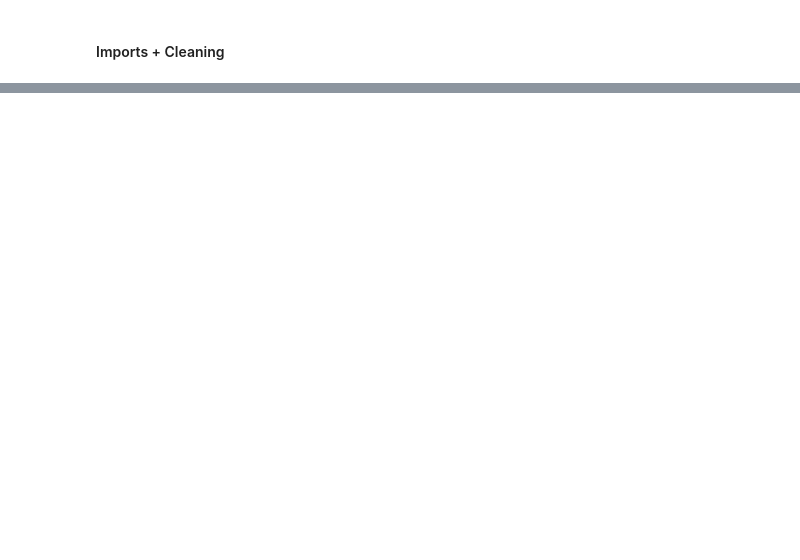
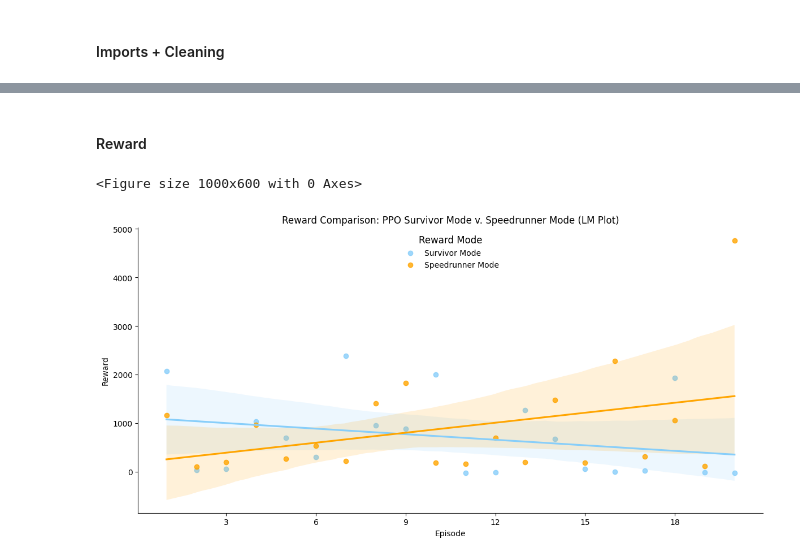
Before and after one commit to pbaguisa/DRL_Automated_Testing, a Jupyter notebook: notebooks/game_analysis.ipynb, the cells around one changed output, grey strips where cells are left out. Saved outputs shown, nothing was run; the diff lists cells and outputs as text; code cells hidden in the pictures; blank space fills up the shorter version.

```diff
--- a/notebooks/game_analysis.ipynb
+++ b/notebooks/game_analysis.ipynb
@@ -38,0 +64,28 @@ a2c_speedrunner_data = pd.read_csv('logs/a2c_speedrunner.csv')
+# %% [markdown]
+#### Reward
+# %%
+ppo_survivor_df['Mode'] = 'Survivor Mode'
+ppo_speedrunner_df['Mode'] = 'Speedrunner Mode'
+
+combined_data = pd.concat([ppo_survivor_df[['episode', 'reward', 'Mode']],
+                           ppo_speedrunner_df[['episode', 'reward', 'Mode']]])
+
+plt.figure(figsize=(10, 6))
+sns.lmplot(x='episode', y='reward', hue='Mode', data=combined_data, aspect=2, height=6,
+           palette={'Survivor Mode': 'lightskyblue', 'Speedrunner Mode': 'orange'},
+           legend=False)
+
+# Customize the x-axis to show only whole numbers
+plt.gca().xaxis.set_major_locator(MaxNLocator(integer=True))
+
+plt.title('Reward Comparison: PPO Survivor Mode v. Speedrunner Mode (LM Plot)')
+plt.xlabel('Episode')
+plt.ylabel('Reward')
+
+plt.legend(title='Reward Mode', loc='upper center', bbox_to_anchor=(0.5, 1.00), frameon=False, title_fontsize='large')
+
+plt.tight_layout()
+plt.show()
+# %% [output]
+<Figure size 1000x600 with 0 Axes>
+[figure, added]
```
Also changed, not shown: parts of 9 cells of this notebook.
